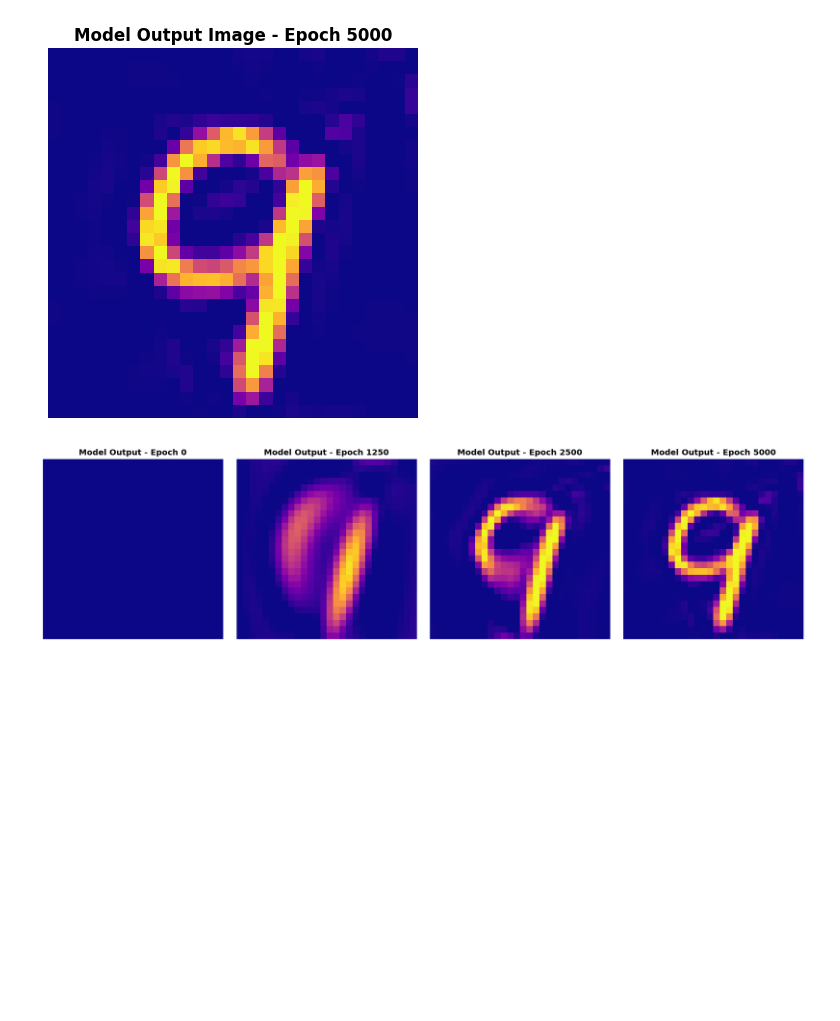
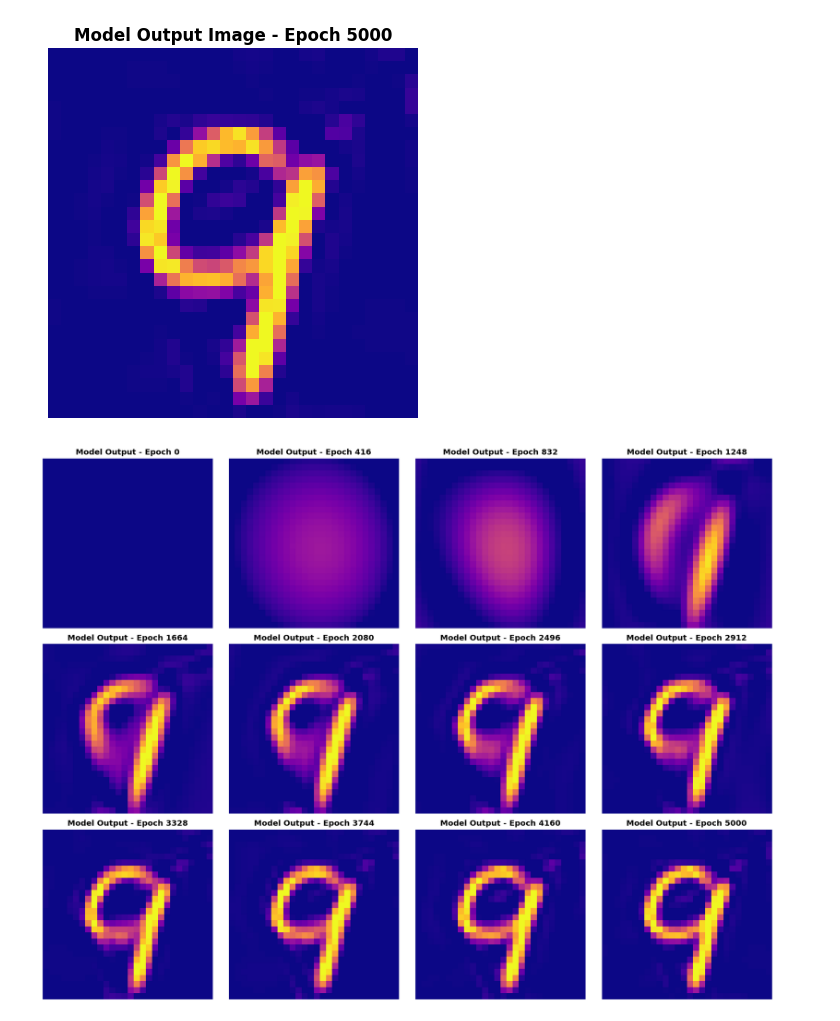
Before and after one commit to murilogustineli/implicit-function-playground, a Jupyter notebook: notebooks/02_image_approximation.ipynb, the cells around one changed output. Cells and saved outputs as stored; diff of their text form; code cells hidden in the pictures; blank space fills up the shorter version.

```diff
--- a/notebooks/02_image_approximation.ipynb
+++ b/notebooks/02_image_approximation.ipynb
@@ -163,13 +170,13 @@ plt.show()
 # %%
 from implicitnet.plotting import plot_image_predictions
 
 plot_image_predictions(
     predictions=preds,
     height=28,
     width=28,
-    rows_cols=(1, 4),  # or (2, 4) if you want more
+    rows_cols=(3, 4),  # or (2, 4) if you want more
     cmap="plasma",
     title_prefix="Model Output",
 )
 # %% [output]
-[figure, old version]
+[figure, new version]
```
Also changed, not shown: parts of 1 cell of this notebook.
